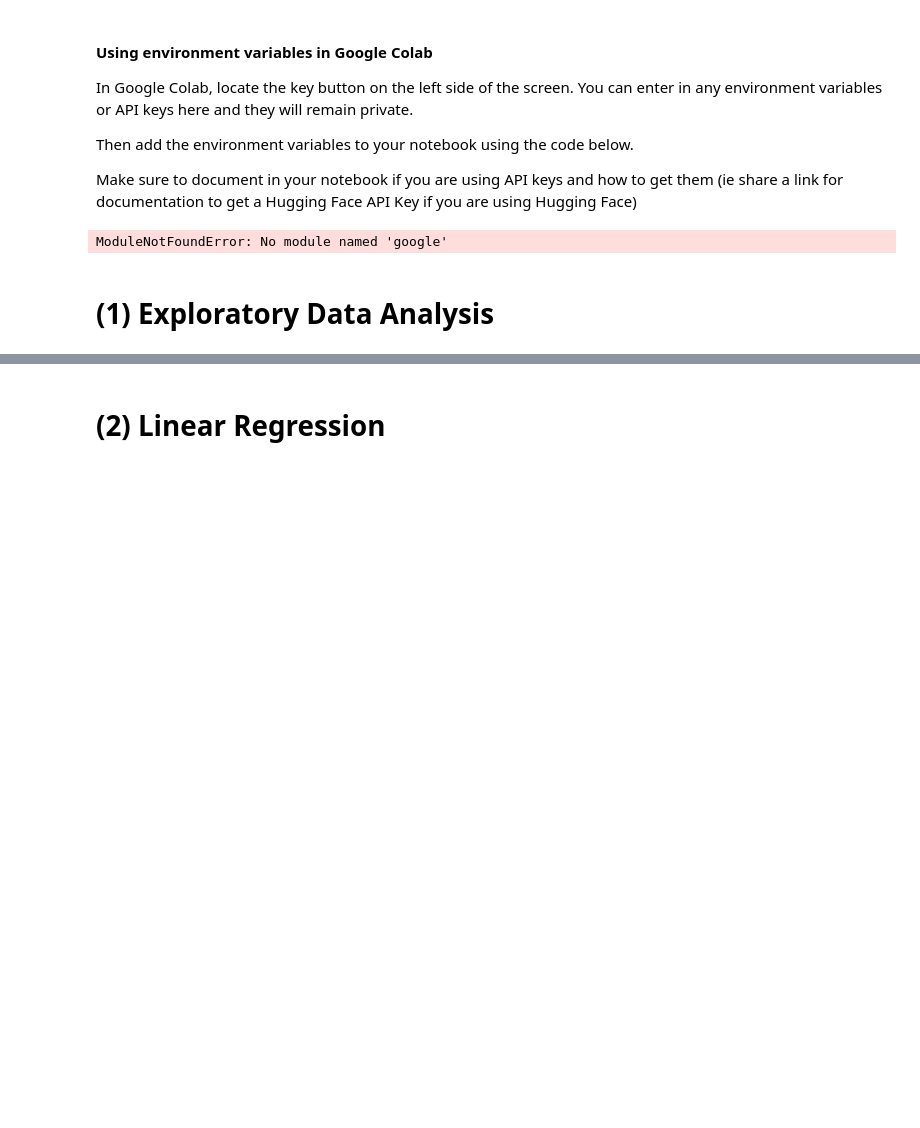
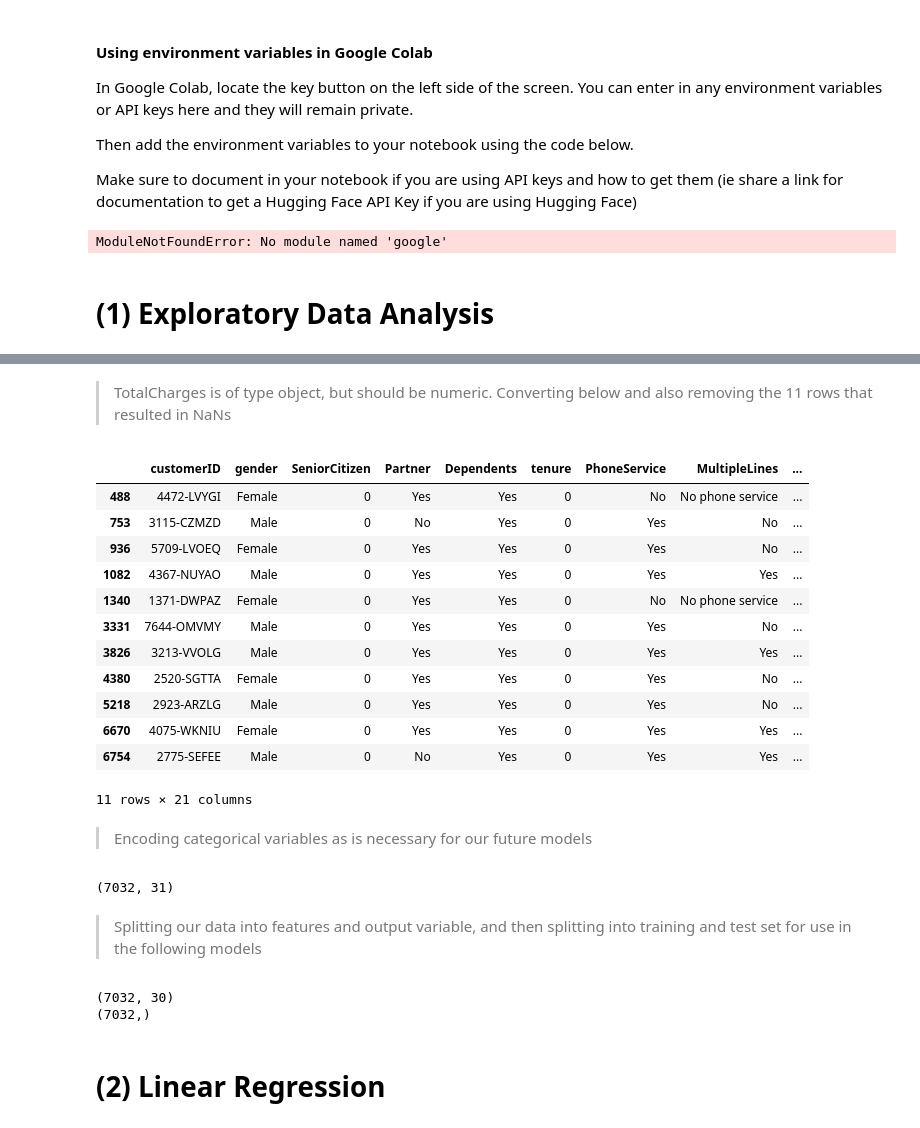
Before and after one commit to khaeuss808/AIPI590_InterpretableAI, a Jupyter notebook: Assignment1.ipynb, the cells around one changed output, grey strips where cells are left out. Saved outputs shown, nothing was run; the diff lists cells and outputs as text; code cells hidden in the pictures; blank space fills up the shorter version.

```diff
--- a/Assignment1.ipynb
+++ b/Assignment1.ipynb
@@ -87,8 +77,3 @@ import seaborn as sns
 df = pd.read_csv("WA_Fn-UseC_-Telco-Customer-Churn.csv")
 # %% [markdown]
 # (1) Exploratory Data Analysis
-# %%
-print(df.shape)
-
-df["Churn"] = df["Churn"].map({"No": 0, "Yes": 1})
-df.head()
@@ -105,0 +82,5 @@ df.head()
+# %%
+print(df.shape)
+
+# Y var
+df["Churn"] = [1 if x == "Yes" else 0 for x in df["Churn"]]
@@ -106,2 +116,45 @@ df.head()
+# %% [markdown]
+> TotalCharges is of type object, but should be numeric. Converting below and also removing the 11 rows that resulted in NaNs
+# %%
+df["TotalCharges"] = pd.to_numeric(df["TotalCharges"], errors="coerce")
+df[df["TotalCharges"].isna()]
+# df = df.dropna(subset=["TotalCharges"])
+# %% [output]
+|  | customerID | gender | SeniorCitizen | Partner | Dependents | tenure | PhoneService | MultipleLines | ... |
+| 488 | 4472-LVYGI | Female | 0 | Yes | Yes | 0 | No | No phone service | ... |
+| 753 | 3115-CZMZD | Male | 0 | No | Yes | 0 | Yes | No | ... |
+| 936 | 5709-LVOEQ | Female | 0 | Yes | Yes | 0 | Yes | No | ... |
+| 1082 | 4367-NUYAO | Male | 0 | Yes | Yes | 0 | Yes | Yes | ... |
+| 1340 | 1371-DWPAZ | Female | 0 | Yes | Yes | 0 | No | No phone service | ... |
+| 3331 | 7644-OMVMY | Male | 0 | Yes | Yes | 0 | Yes | No | ... |
+| 3826 | 3213-VVOLG | Male | 0 | Yes | Yes | 0 | Yes | Yes | ... |
+| 4380 | 2520-SGTTA | Female | 0 | Yes | Yes | 0 | Yes | No | ... |
+| 5218 | 2923-ARZLG | Male | 0 | Yes | Yes | 0 | Yes | No | ... |
+| 6670 | 4075-WKNIU | Female | 0 | Yes | Yes | 0 | Yes | Yes | ... |
+| 6754 | 2775-SEFEE | Male | 0 | No | Yes | 0 | Yes | Yes | ... |
+11 rows × 21 columns
+# %% [markdown]
+> Encoding categorical variables as is necessary for our future models
+# %%
+# customerID does not contribute value to the model as it is just a unique
+#       identifier for customers, so I am dropping that col
+df = df.drop(columns=["customerID"])
+
+df_encoded = pd.get_dummies(df, drop_first=True)
+print(df_encoded.shape)
+# %% [output]
+(7032, 31)
+# %% [markdown]
+> Splitting our data into features and output variable, and then splitting into training and test set for use in the following models
+# %%
+X = df_encoded.drop(columns=["Churn"])
+y = df_encoded["Churn"]
+
+X_train, X_test, y_train, y_test = train_test_split(
+    X, y, test_size=0.2, random_state=42
+)
+# %% [output]
+(7032, 30)
+(7032,)
 # %% [markdown]
 # (2) Linear Regression
```
Also changed, not shown: parts of 22 cells of this notebook.
